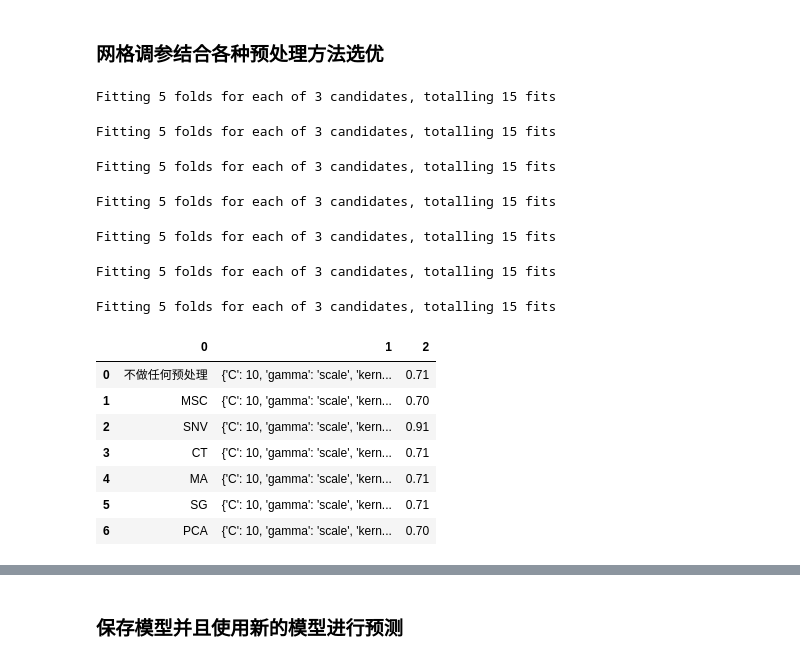
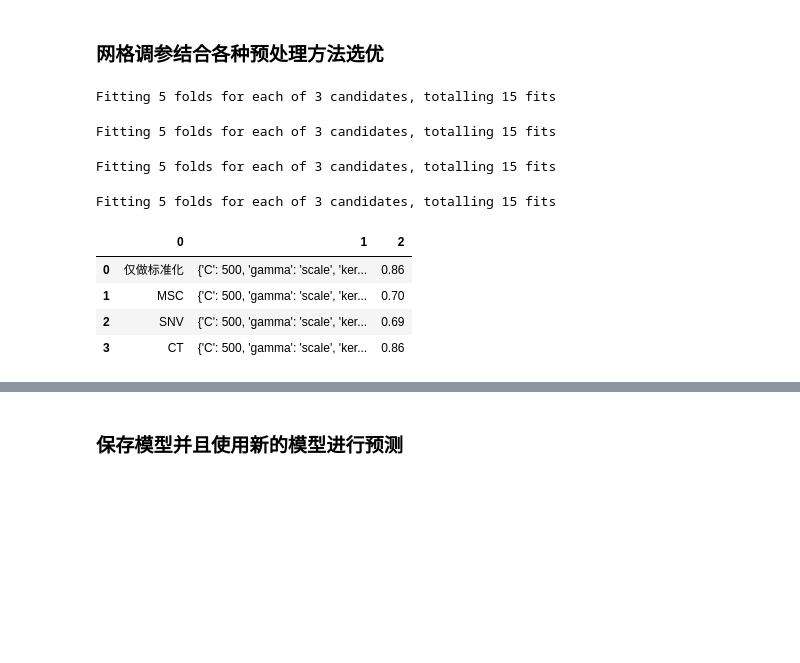
Before and after one commit to zwb-2023/Spectrum_analyse, a Jupyter notebook: SpectralAnalysis/光谱数据分类.ipynb, the cells around one changed output, grey strips where cells are left out. Saved outputs shown, nothing was run; the diff lists cells and outputs as text; code cells hidden in the pictures; blank space fills up the shorter version.

```diff
--- a/SpectralAnalysis/光谱数据分类.ipynb
+++ b/SpectralAnalysis/光谱数据分类.ipynb
@@ -3,15 +10,17 @@
+# %%
+# values_concatenated = np.concatenate((df1.values, df2.values, df3.values , df4.values), axis=0)
+values_concatenated = np.concatenate((df1.values, df2.values), axis=0)
+df = pd.DataFrame(values_concatenated)
+df.columns = df1.columns
+df.index = list(df1.index) + list(df2.index)
+# df.index = list(df1.index) + list(df2.index) + list(df3.index)+ list(df4.index)
 # %%
 import pandas as pd
 import numpy as np
-df = pd.read_csv(rf'G:\咖啡豆0702\Spectrum_analyse\SpectralExtraction\咖啡豆光谱数据_split.csv' , index_col = 0)
-# df = df.groupby(df.index).mean()
-
 labels = df.index.values
-
+labels =  [i.split('-')[1] for i in labels]
+wave = [float(i) for i in df.columns[0:19]]
 spectrum = df.values
-spectrum = spectrum[: , 50:450]
-wave = [float(i) for i in df.columns.values]
-wave = wave[50:450]
 # %% [markdown]
 ### 绘图查看数据情况
 # %%
@@ -43,17 +50,17 @@ import numpy as np
 import pandas as pd
 from tqdm import tqdm  # 导入 tqdm 库
 importlib.reload(SpectrumAnalyse)
-from SpectrumAnalyse import msc, snv, CT, MA, SG, pca, none
+from SpectrumAnalyse import msc, snv, CT, MA, SG, pca ,none
 from SpectrumAnalyse import SPA_select, k_fold_cross_validation, leave_one_out_cross_validation, mean_squared_error, pearson_correlation, plot_duplicate_data, plot_duplicate_data_both, plot_selected_features, split_data
 
 preprocessing_functions = {
-    '不做任何预处理': none,
+    '仅做标准化': none,
     'MSC': msc,
     'SNV': snv,
     'CT': CT,
-    'MA': MA,
-    'SG': SG,
-    'PCA': pca,
+    # 'MA': MA,
+    # 'SG': SG,
+    # 'PCA': pca,
 
 }
 # %% [markdown]
@@ -66,6 +73,11 @@ from sklearn.svm import SVC
 from sklearn.model_selection import GridSearchCV
 import numpy as np
 import random
+from sklearn.preprocessing import StandardScaler
+# 创建 StandardScaler 对象
+scaler = StandardScaler()
+
+
 
 random_seed = 53
 random.seed(random_seed)
@@ -76,7 +88,7 @@ model = SVC()
 
 # 定义参数网格
 param_grid = {
-    'C': [0.1, 1, 10],  # 惩罚参数
+    'C': [1,  100 ,500],  # 惩罚参数
     'kernel': ['linear'],  # 核函数类型
     'gamma': ['scale']  # 核函数的gamma值
 }
@@ -87,43 +99,38 @@ from sklearn.model_selection import StratifiedKFold
 cv = StratifiedKFold(n_splits=5, shuffle=True, random_state=random_seed)
 # 创建GridSearchCV对象，使用5折交叉验证（可以调整交叉验证的折数）
 grid_search = GridSearchCV(estimator=model, param_grid=param_grid, cv=cv, n_jobs=1, verbose=1, scoring='accuracy' )
 
 test_results = []
 
 # 使用 tqdm 进行进度条显示
 for name, func in tqdm(preprocessing_functions.items(), desc="Processing Functions"):
 
     results = []
     results.append(name)
 
-    # Apply the preprocessing function
-    processed_spectrum = func(spectrum)
+    # 预处理流水线，可自行添加
+    processed_spectrum = func(spectrum.copy())
+    processed_spectrum = scaler.fit_transform(processed_spectrum)
 
-    # Perform GridSearchCV to find the best parameters
+    # 使用K-折交叉验证网格调参
     grid_search.fit(processed_spectrum, labels)
 
     results.append(grid_search.best_params_)
 
     best_model = grid_search.best_estimator_
     best_score = k_fold_cross_validation(processed_spectrum, np.array(labels), best_model, n_splits=5 , random_state = random_seed , show= False)
 
     results.append(np.array(best_score).round(2))
     test_results.append(results)
 
 pd.DataFrame(test_results)
 # %% [output]
 Fitting 5 folds for each of 3 candidates, totalling 15 fits
 Fitting 5 folds for each of 3 candidates, totalling 15 fits
 Fitting 5 folds for each of 3 candidates, totalling 15 fits
 Fitting 5 folds for each of 3 candidates, totalling 15 fits
-Fitting 5 folds for each of 3 candidates, totalling 15 fits
-Fitting 5 folds for each of 3 candidates, totalling 15 fits
-Fitting 5 folds for each of 3 candidates, totalling 15 fits
 |  | 0 | 1 | 2 |
-| 0 | 不做任何预处理 | {'C': 10, 'gamma': 'scale', 'kern... | 0.71 |
-| 1 | MSC | {'C': 10, 'gamma': 'scale', 'kern... | 0.70 |
-| 2 | SNV | {'C': 10, 'gamma': 'scale', 'kern... | 0.91 |
-| 3 | CT | {'C': 10, 'gamma': 'scale', 'kern... | 0.71 |
-| 4 | MA | {'C': 10, 'gamma': 'scale', 'kern... | 0.71 |
-| 5 | SG | {'C': 10, 'gamma': 'scale', 'kern... | 0.71 |
-| 6 | PCA | {'C': 10, 'gamma': 'scale', 'kern... | 0.70 |
+| 0 | 仅做标准化 | {'C': 500, 'gamma': 'scale', 'ker... | 0.86 |
+| 1 | MSC | {'C': 500, 'gamma': 'scale', 'ker... | 0.70 |
+| 2 | SNV | {'C': 500, 'gamma': 'scale', 'ker... | 0.69 |
+| 3 | CT | {'C': 500, 'gamma': 'scale', 'ker... | 0.86 |
```
Also changed, not shown: parts of 18 cells of this notebook.
